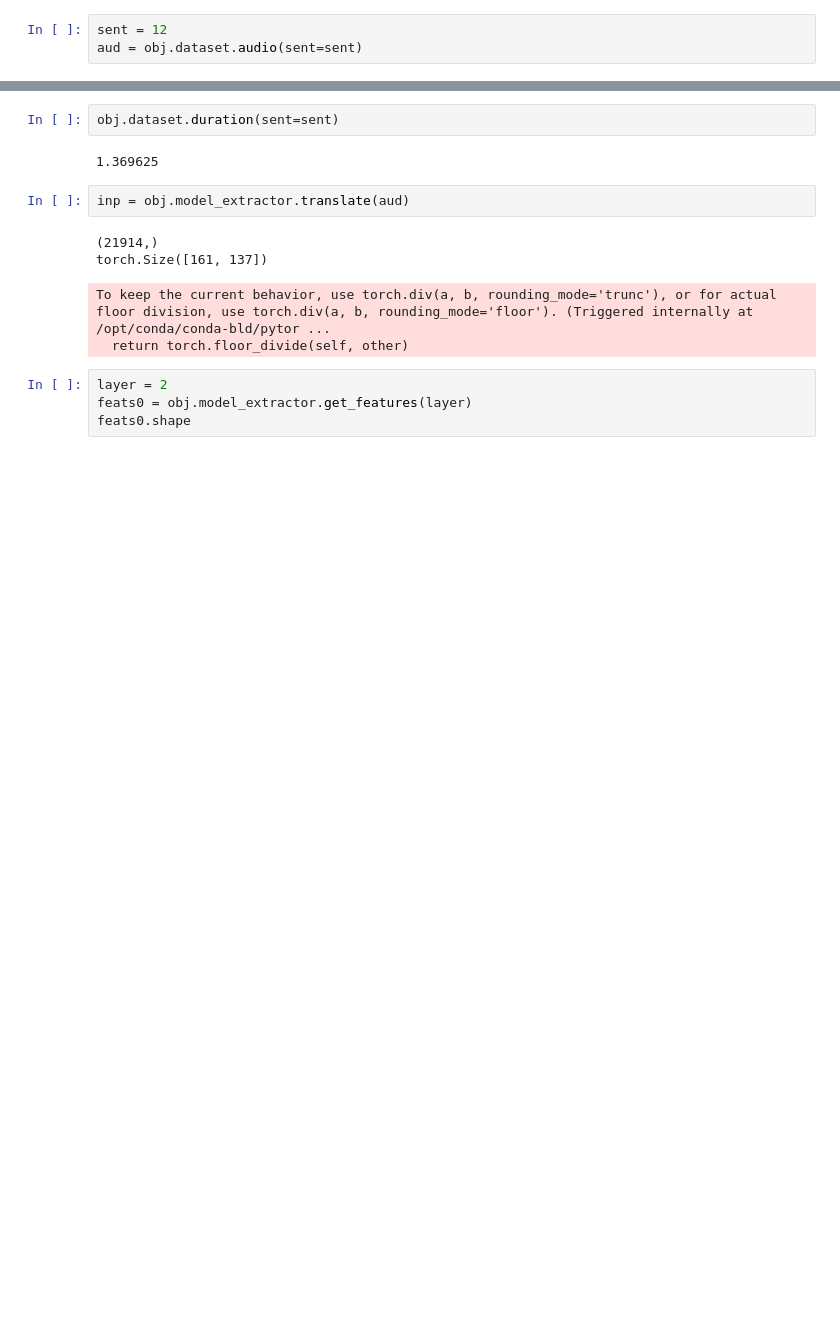
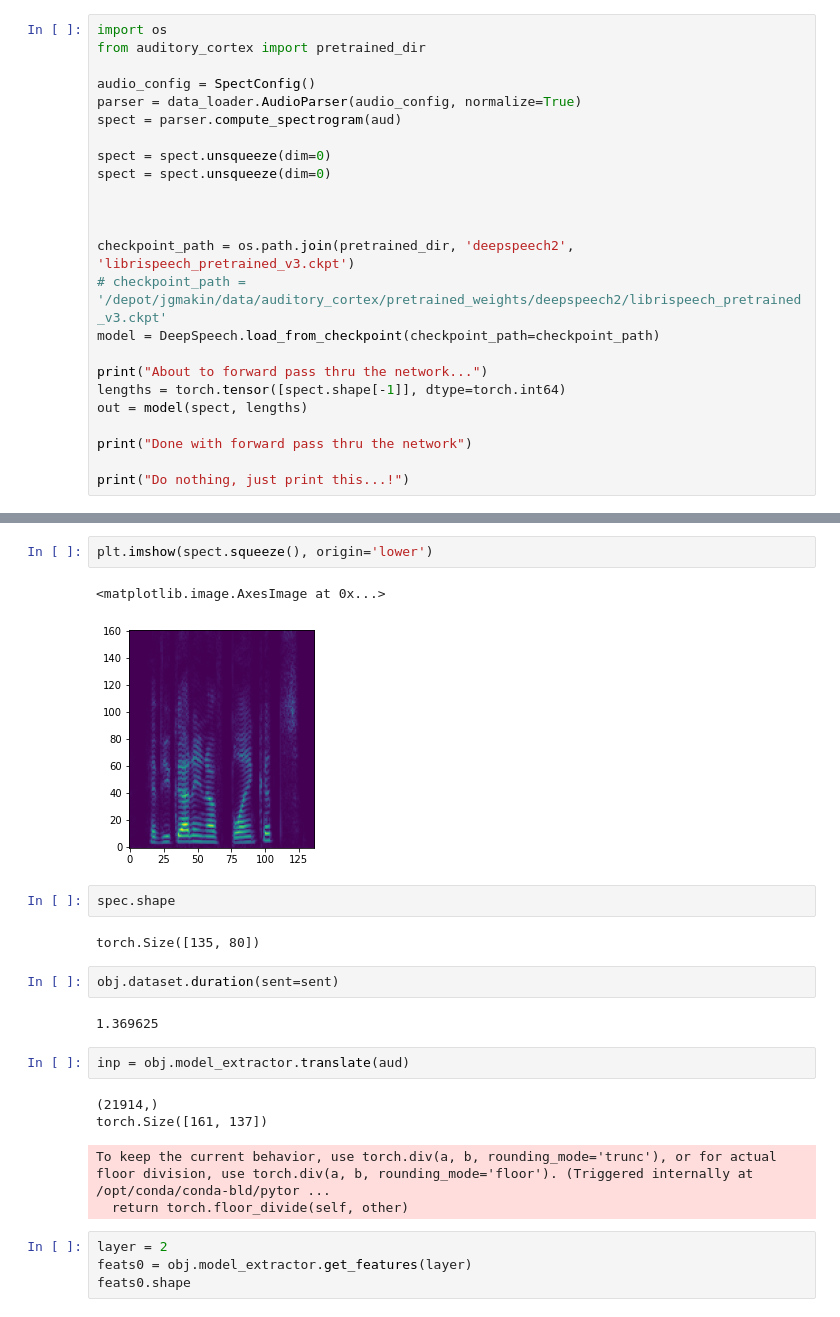
Before and after one commit to bilalhsp/Auditory_Cortex, a Jupyter notebook: experiments/pretrrained_models/deepspeech_pretrained.ipynb, the cells around one changed output, grey strips where cells are left out. Drawn from its saved outputs; the diff is of its cells as text; blank space fills up the shorter version.

```diff
--- a/experiments/pretrrained_models/deepspeech_pretrained.ipynb
+++ b/experiments/pretrrained_models/deepspeech_pretrained.ipynb
@@ -16,3 +42,24 @@ Creating regression obj for: 'deepspeech2'
 # %%
-sent = 12
-aud = obj.dataset.audio(sent=sent)
+import os
+from auditory_cortex import pretrained_dir
+
+audio_config = SpectConfig()
+parser = data_loader.AudioParser(audio_config, normalize=True)
+spect = parser.compute_spectrogram(aud)
+
+spect = spect.unsqueeze(dim=0)
+spect = spect.unsqueeze(dim=0)
+
+
+
+checkpoint_path = os.path.join(pretrained_dir, 'deepspeech2', 'librispeech_pretrained_v3.ckpt')
+# checkpoint_path = '/depot/jgmakin/data/auditory_cortex/pretrained_weights/deepspeech2/librispeech_pretrained_v3.ckpt'
+model = DeepSpeech.load_from_checkpoint(checkpoint_path=checkpoint_path)
+
+print("About to forward pass thru the network...")
+lengths = torch.tensor([spect.shape[-1]], dtype=torch.int64)
+out = model(spect, lengths)
+
+print("Done with forward pass thru the network")
+
+print("Do nothing, just print this...!")
@@ -19,3 +159,12 @@ aud = obj.dataset.audio(sent=sent)
+# %%
+plt.imshow(spect.squeeze(), origin='lower')
+# %% [output]
+<matplotlib.image.AxesImage at 0x...>
+[figure, added]
+# %%
+spec.shape
+# %% [output]
+torch.Size([135, 80])
 # %%
 obj.dataset.duration(sent=sent)
 # %% [output]
```
Also changed, not shown: parts of 17 cells of this notebook, 20 other files.
